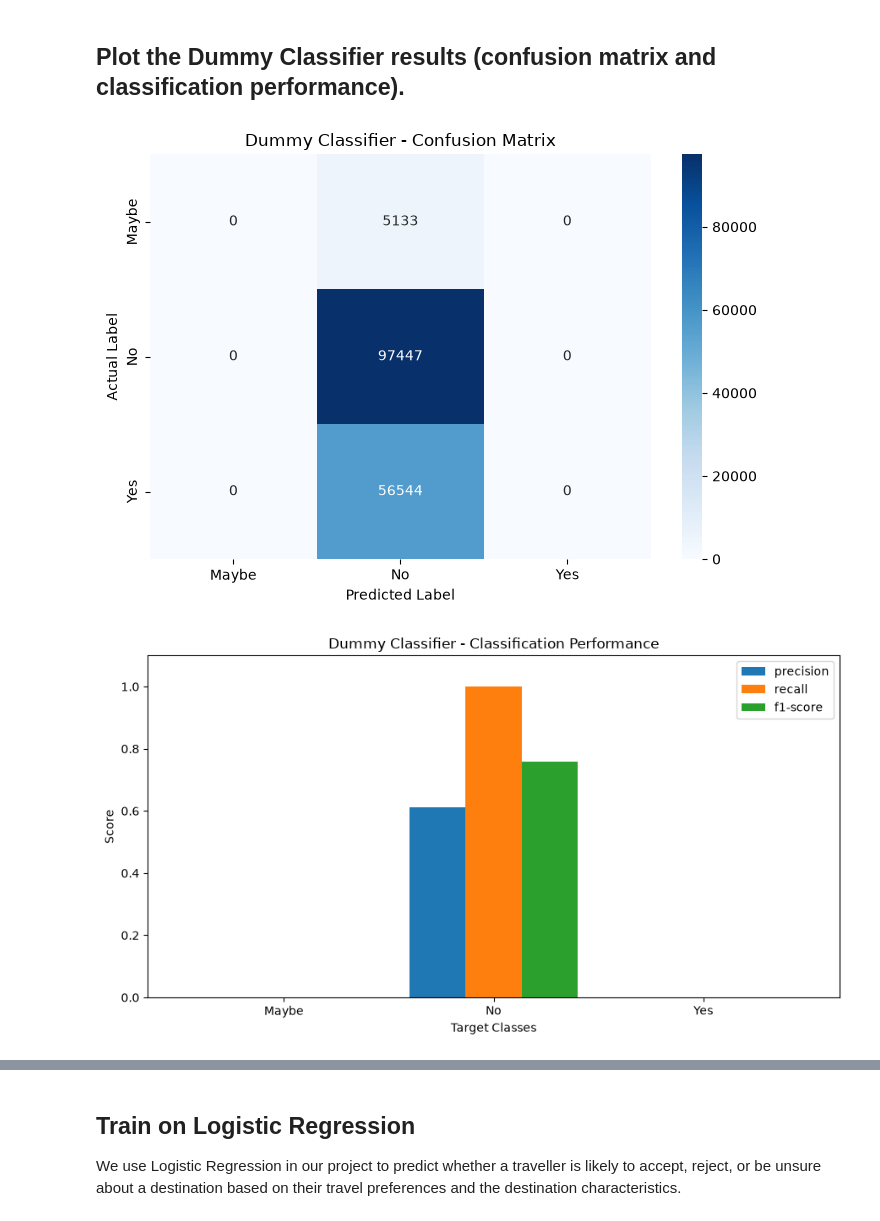
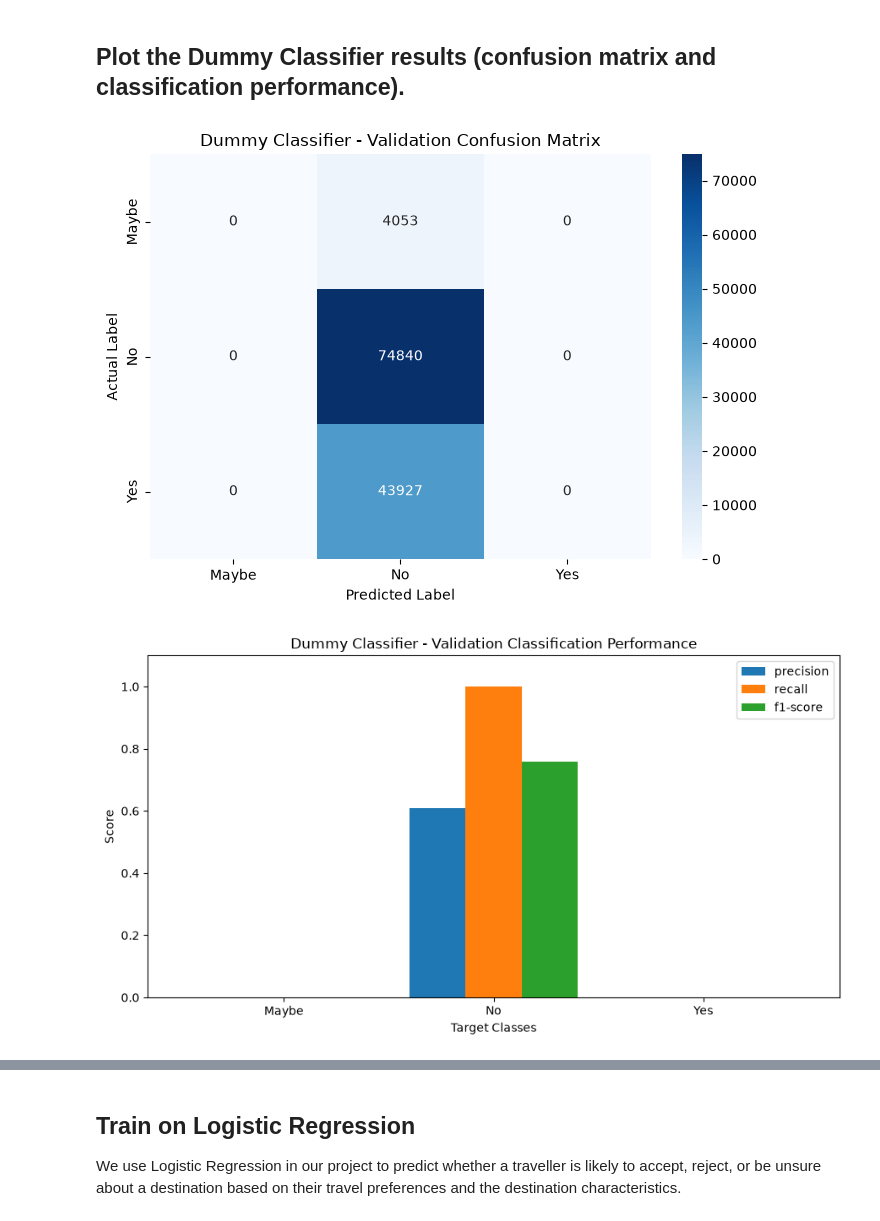
Before and after one commit to IreneStephen-DS/Indian_Tourism_ML, a Jupyter notebook: ProjectFiles/project.ipynb, the cells around one changed output, grey strips where cells are left out. Cells and saved outputs as stored; diff of their text form; code cells hidden in the pictures.

Commit message:
Update Dummy Classifier plots to use validation data

```diff
--- a/ProjectFiles/project.ipynb
+++ b/ProjectFiles/project.ipynb
@@ -1541,15 +1449,29 @@ Confusion Matrix:
 # %% [markdown]
 ## Plot the Dummy Classifier results (confusion matrix and classification performance).
 # %%
+
 import matplotlib.pyplot as plt
 import seaborn as sns
-from sklearn.metrics import confusion_matrix, classification_report
 import pandas as pd
 
+from sklearn.metrics import (
+    confusion_matrix,
+    classification_report,
+    accuracy_score
+)
+
+# Calculate validation accuracy
+dummy_accuracy = accuracy_score(y_val, y_val_pred_dummy)
+
 # 1. Plot Confusion Matrix
-cm = confusion_matrix(y_test, y_pred_dummy, labels=dummy_model.classes_)
+cm = confusion_matrix(
+    y_val,
+    y_val_pred_dummy,
+    labels=dummy_model.classes_
+)
 
 plt.figure(figsize=(7, 5))
+
 sns.heatmap(
     cm,
     annot=True,
@@ -1559,7 +1481,7 @@ sns.heatmap(
     yticklabels=dummy_model.classes_
 )
 
-plt.title('Dummy Classifier - Confusion Matrix')
+plt.title('Dummy Classifier - Validation Confusion Matrix')
 plt.xlabel('Predicted Label')
 plt.ylabel('Actual Label')
 plt.tight_layout()
@@ -1568,46 +1490,48 @@ plt.show()
 
 # 2. Plot Classification Performance
 report = classification_report(
-    y_test,
-    y_pred_dummy,
+    y_val,
+    y_val_pred_dummy,
     output_dict=True,
     zero_division=0
 )
 
 report_df = pd.DataFrame(report).T
+
 class_metrics = report_df.loc[
     [str(c) for c in dummy_model.classes_],
     ['precision', 'recall', 'f1-score']
 ]
 
 class_metrics.plot(
     kind='bar',
     figsize=(9, 5),
     width=0.8
 )
 
-plt.title('Dummy Classifier - Classification Performance')
+plt.title('Dummy Classifier - Validation Classification Performance')
 plt.xlabel('Target Classes')
 plt.ylabel('Score')
 plt.ylim(0, 1.1)
 plt.xticks(rotation=0)
 plt.legend(loc='upper right')
 plt.tight_layout()
 plt.show()
 
 
 # 3. Plot Accuracy
 plt.figure(figsize=(6, 4))
+
 plt.bar(
     ['Dummy Classifier'],
     [dummy_accuracy]
 )
 
-plt.title('Dummy Classifier - Accuracy')
+plt.title('Dummy Classifier - Validation Accuracy')
 plt.ylabel('Accuracy')
 plt.ylim(0, 1)
 plt.tight_layout()
 plt.show()
 # %% [output]
-[figure, old version]
+[figure, new version]
-[figure, old version]
+[figure, new version]
```
Also changed, not shown: parts of 5 cells of this notebook.
